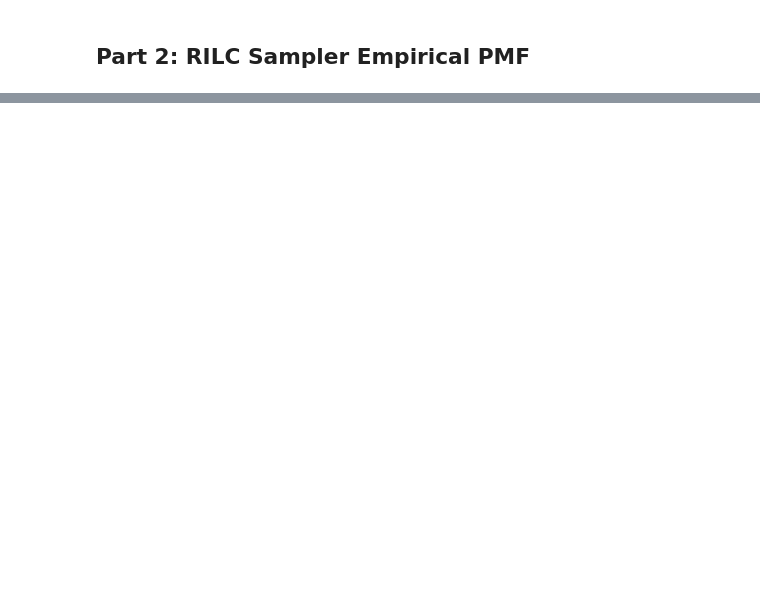
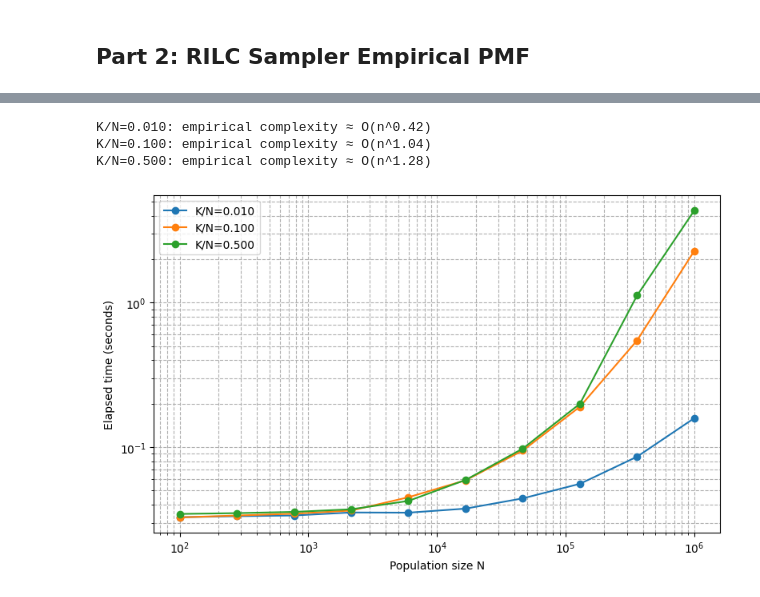
Before and after one commit to spsvihla/mvhg, a Jupyter notebook: notebooks/demo.ipynb, the cells around one changed output, grey strips where cells are left out. Saved outputs shown, nothing was run; the diff lists cells and outputs as text; code cells hidden in the pictures; blank space fills up the shorter version.

```diff
--- a/notebooks/demo.ipynb
+++ b/notebooks/demo.ipynb
@@ -113,0 +191,29 @@ plt.show()
+# %%
+burn_in = 6
+fig, ax = plt.subplots(figsize=(8, 5))
+
+for ratio, times in results.items():
+    sizes_fit = sizes[burn_in:]
+    means_fit = times[burn_in:]
+    log_sizes = np.log10(sizes_fit)
+    log_means = np.log10(means_fit)
+    slope, intercept, _, _, _ = linregress(log_sizes, log_means)
+    fit_times = 10**(intercept + slope * np.log10(sizes))
+    ax.loglog(sizes, times, "o-", label=f"K/N={ratio:.3f}")
+    # ax.loglog(sizes, fit_times, "--", color=ax.lines[-1].get_color(),
+    #           label=f"Fit K/N={ratio:.3f}: O(n^{slope:.2f})")
+    print(f"K/N={ratio:.3f}: empirical complexity ≈ O(n^{slope:.2f})")
+
+ax.set_xscale("log")
+ax.set_yscale("log")
+ax.set_xlabel("Population size N")
+ax.set_ylabel("Elapsed time (seconds)")
+ax.legend()
+ax.grid(True, which="both", ls="--")
+plt.tight_layout()
+plt.show()
+# %% [output]
+K/N=0.010: empirical complexity ≈ O(n^0.42)
+K/N=0.100: empirical complexity ≈ O(n^1.04)
+K/N=0.500: empirical complexity ≈ O(n^1.28)
+[figure, added]
```
Also changed, not shown: parts of 14 cells of this notebook, 1 other file.
